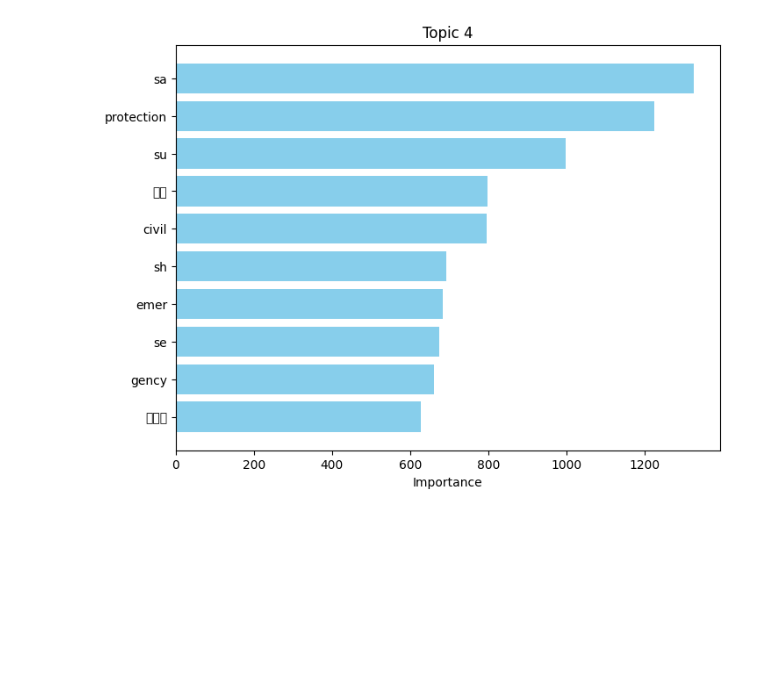
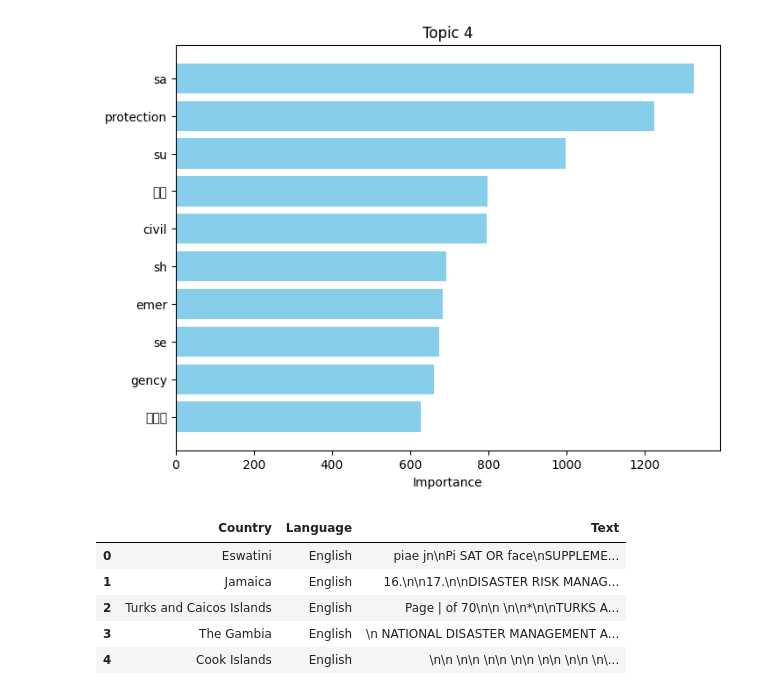
Before and after one commit to PratimaThapa/DisLex_Project, a Jupyter notebook: notebooks/topic_modelling.ipynb, the cells around one changed output. Saved outputs shown, nothing was run; the diff lists cells and outputs as text; code cells hidden in the pictures; blank space fills up the shorter version.

```diff
--- a/notebooks/topic_modelling.ipynb
+++ b/notebooks/topic_modelling.ipynb
@@ -124,3 +124,19 @@ plot_topics(lda_model, vectorizer)
 [figure]
 [figure]
 [figure]
+# %%
+# Provide the path to your pickle file
+file_path = '/home/pratimathapa/code/PratimaThapa/DisLex_Project/notebooks/scanned_eng.pkl'
+
+# Read the pickle file
+with open(file_path, 'rb') as file:
+    data = pickle.load(file)
+
+data.head()
+# %% [output]
+|  | Country | Language | Text |
+| 0 | Eswatini | English | piae jn\nPi SAT OR face\nSUPPLEME... |
+| 1 | Jamaica | English | 16.\n\n17.\n\nDISASTER RISK MANAG... |
+| 2 | Turks and Caicos Islands | English | Page | of 70\n\n \n\n*\n\nTURKS A... |
+| 3 | The Gambia | English | \n NATIONAL DISASTER MANAGEMENT A... |
+| 4 | Cook Islands | English | \n\n \n\n \n\n \n\n \n\n \n\n \n\... |
```
Also changed, not shown: parts of 4 cells of this notebook, 1 other file.
